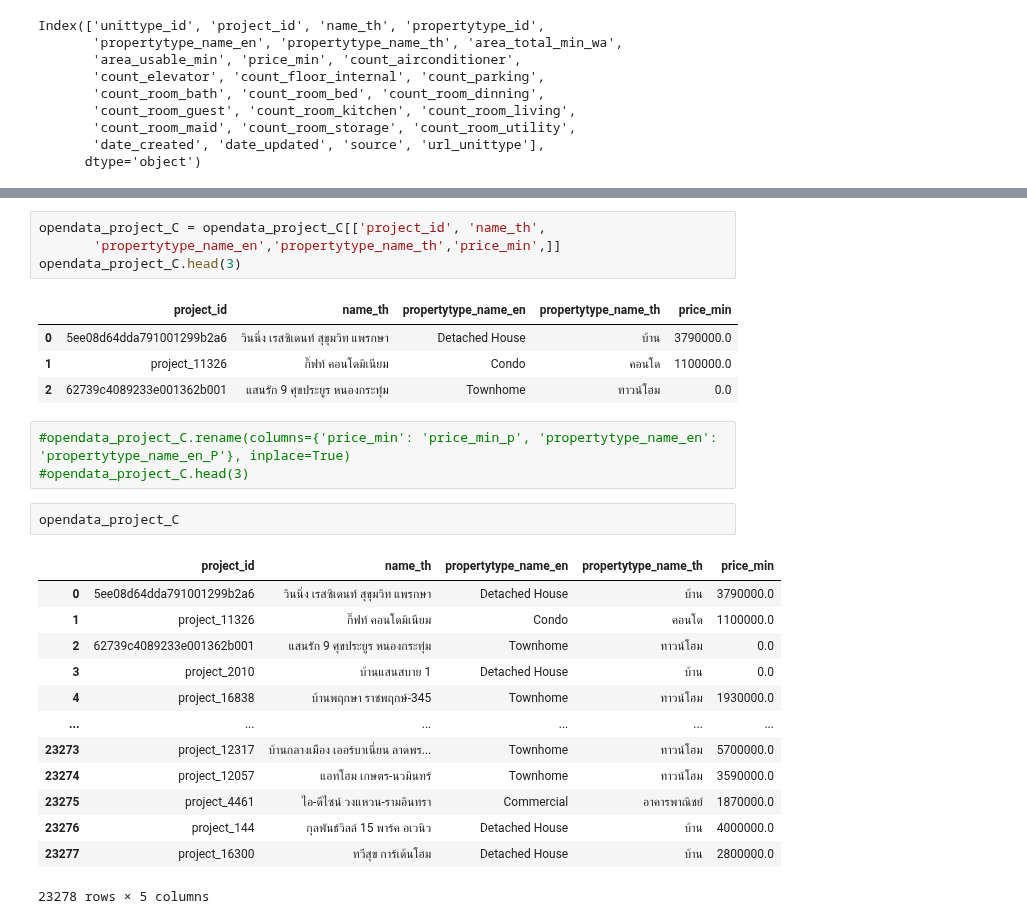
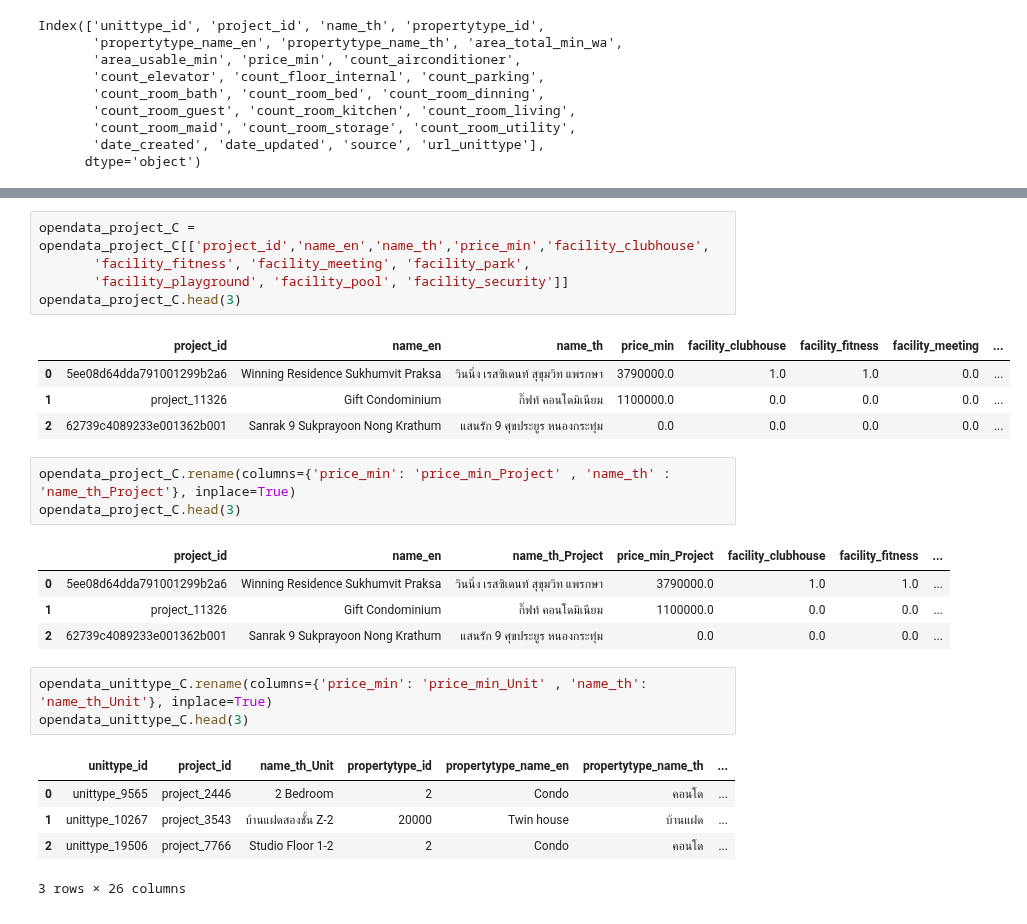
Before and after one commit to TungSoPon/BasicProg_DataViz65, a Jupyter notebook: Project.ipynb, the cells around one changed output, grey strips where cells are left out. Drawn from its saved outputs; the diff is of its cells as text.

Commit message:
Project รอทำต่อ

```diff
--- a/Project.ipynb
+++ b/Project.ipynb
@@ -432,33 +431,32 @@ Index(['project_id', 'name_en', 'name_th', 'propertytype_id',
        'date_created', 'date_finish', 'date_updated', 'source', 'url_project'],
       dtype='object')
 # %%
-opendata_project_C = opendata_project_C[['project_id', 'name_th',
-       'propertytype_name_en','propertytype_name_th','price_min',]]
+opendata_project_C = opendata_project_C[['project_id','name_en','name_th','price_min','facility_clubhouse',
+       'facility_fitness', 'facility_meeting', 'facility_park',
+       'facility_playground', 'facility_pool', 'facility_security']]
 opendata_project_C.head(3)
 # %% [output]
-|  | project_id | name_th | propertytype_name_en | propertytype_name_th | price_min |
-| 0 | 5ee08d64dda791001299b2a6 | วินนิ่ง เรสซิเดนท์ สุขุมวิท แพรกษา | Detached House | บ้าน | 3790000.0 |
-| 1 | project_11326 | กิ๊ฟท์ คอนโดมิเนียม | Condo | คอนโด | 1100000.0 |
-| 2 | 62739c4089233e001362b001 | แสนรัก 9 ศุขประยูร หนองกระทุ่ม | Townhome | ทาวน์โฮม | 0.0 |
+|  | project_id | name_en | name_th | price_min | facility_clubhouse | facility_fitness | facility_meeting | ... |
+| 0 | 5ee08d64dda791001299b2a6 | Winning Residence Sukhumvit Praksa | วินนิ่ง เรสซิเดนท์ สุขุมวิท แพรกษา | 3790000.0 | 1.0 | 1.0 | 0.0 | ... |
+| 1 | project_11326 | Gift Condominium | กิ๊ฟท์ คอนโดมิเนียม | 1100000.0 | 0.0 | 0.0 | 0.0 | ... |
+| 2 | 62739c4089233e001362b001 | Sanrak 9 Sukprayoon Nong Krathum | แสนรัก 9 ศุขประยูร หนองกระทุ่ม | 0.0 | 0.0 | 0.0 | 0.0 | ... |
 # %%
-#opendata_project_C.rename(columns={'price_min': 'price_min_p', 'propertytype_name_en': 'propertytype_name_en_P'}, inplace=True)
-#opendata_project_C.head(3)
+opendata_project_C.rename(columns={'price_min': 'price_min_Project' , 'name_th' : 'name_th_Project'}, inplace=True)
+opendata_project_C.head(3)
+# %% [output]
+|  | project_id | name_en | name_th_Project | price_min_Project | facility_clubhouse | facility_fitness | ... |
+| 0 | 5ee08d64dda791001299b2a6 | Winning Residence Sukhumvit Praksa | วินนิ่ง เรสซิเดนท์ สุขุมวิท แพรกษา | 3790000.0 | 1.0 | 1.0 | ... |
+| 1 | project_11326 | Gift Condominium | กิ๊ฟท์ คอนโดมิเนียม | 1100000.0 | 0.0 | 0.0 | ... |
+| 2 | 62739c4089233e001362b001 | Sanrak 9 Sukprayoon Nong Krathum | แสนรัก 9 ศุขประยูร หนองกระทุ่ม | 0.0 | 0.0 | 0.0 | ... |
-# %%
-opendata_project_C
-# %% [output]
-|  | project_id | name_th | propertytype_name_en | propertytype_name_th | price_min |
-| 0 | 5ee08d64dda791001299b2a6 | วินนิ่ง เรสซิเดนท์ สุขุมวิท แพรกษา | Detached House | บ้าน | 3790000.0 |
-| 1 | project_11326 | กิ๊ฟท์ คอนโดมิเนียม | Condo | คอนโด | 1100000.0 |
-| 2 | 62739c4089233e001362b001 | แสนรัก 9 ศุขประยูร หนองกระทุ่ม | Townhome | ทาวน์โฮม | 0.0 |
-| 3 | project_2010 | บ้านแสนสบาย 1 | Detached House | บ้าน | 0.0 |
-| 4 | project_16838 | บ้านพฤกษา ราชพฤกษ์-345 | Townhome | ทาวน์โฮม | 1930000.0 |
-| ... | ... | ... | ... | ... | ... |
-| 23273 | project_12317 | บ้านกลางเมือง เออร์บาเนี่ยน ลาดพร... | Townhome | ทาวน์โฮม | 5700000.0 |
-| 23274 | project_12057 | แอทโฮม เกษตร-นวมินทร์ | Townhome | ทาวน์โฮม | 3590000.0 |
-| 23275 | project_4461 | ไอ-ดีไซน์ วงแหวน-รามอินทรา | Commercial | อาคารพาณิชย์ | 1870000.0 |
-| 23276 | project_144 | กุลพันธ์วิลล์ 15 พาร์ค อเวนิว | Detached House | บ้าน | 4000000.0 |
-| 23277 | project_16300 | ทวีสุข การ์เด้นโฮม | Detached House | บ้าน | 2800000.0 |
-23278 rows × 5 columns
+# %%
+opendata_unittype_C.rename(columns={'price_min': 'price_min_Unit' , 'name_th': 'name_th_Unit'}, inplace=True)
+opendata_unittype_C.head(3)
+# %% [output]
+|  | unittype_id | project_id | name_th_Unit | propertytype_id | propertytype_name_en | propertytype_name_th | ... |
+| 0 | unittype_9565 | project_2446 | 2 Bedroom | 2 | Condo | คอนโด | ... |
+| 1 | unittype_10267 | project_3543 | บ้านแฝดสองชั้น Z-2 | 20000 | Twin house | บ้านแฝด | ... |
+| 2 | unittype_19506 | project_7766 | Studio Floor 1-2 | 2 | Condo | คอนโด | ... |
+3 rows × 26 columns
 # %%
 table_merge = opendata_unittype_C.merge(opendata_project_C, how ='left', left_on='project_id',right_on='project_id')
 print(table_merge.shape)
```
Also changed, not shown: parts of 7 cells of this notebook.
